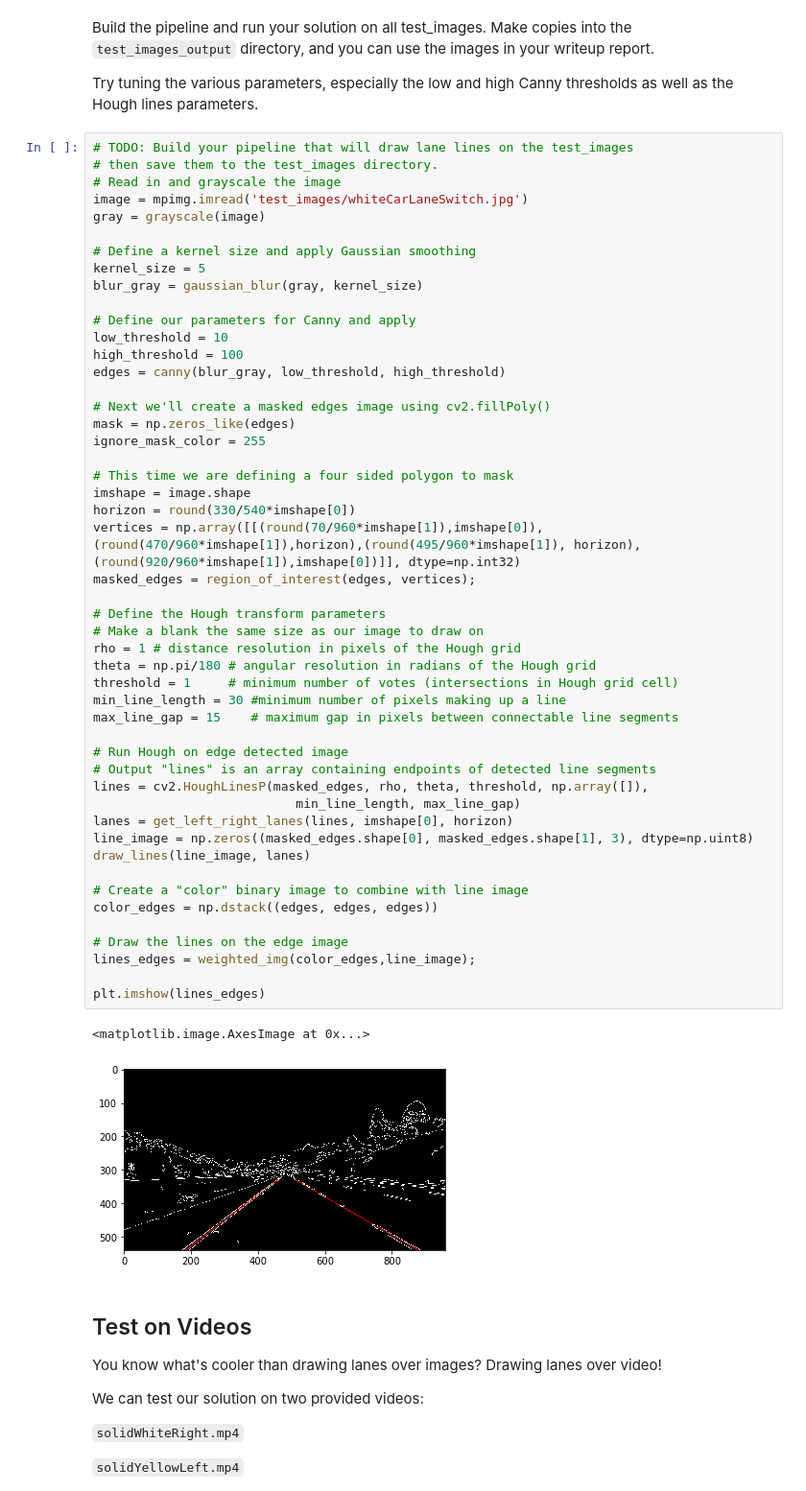
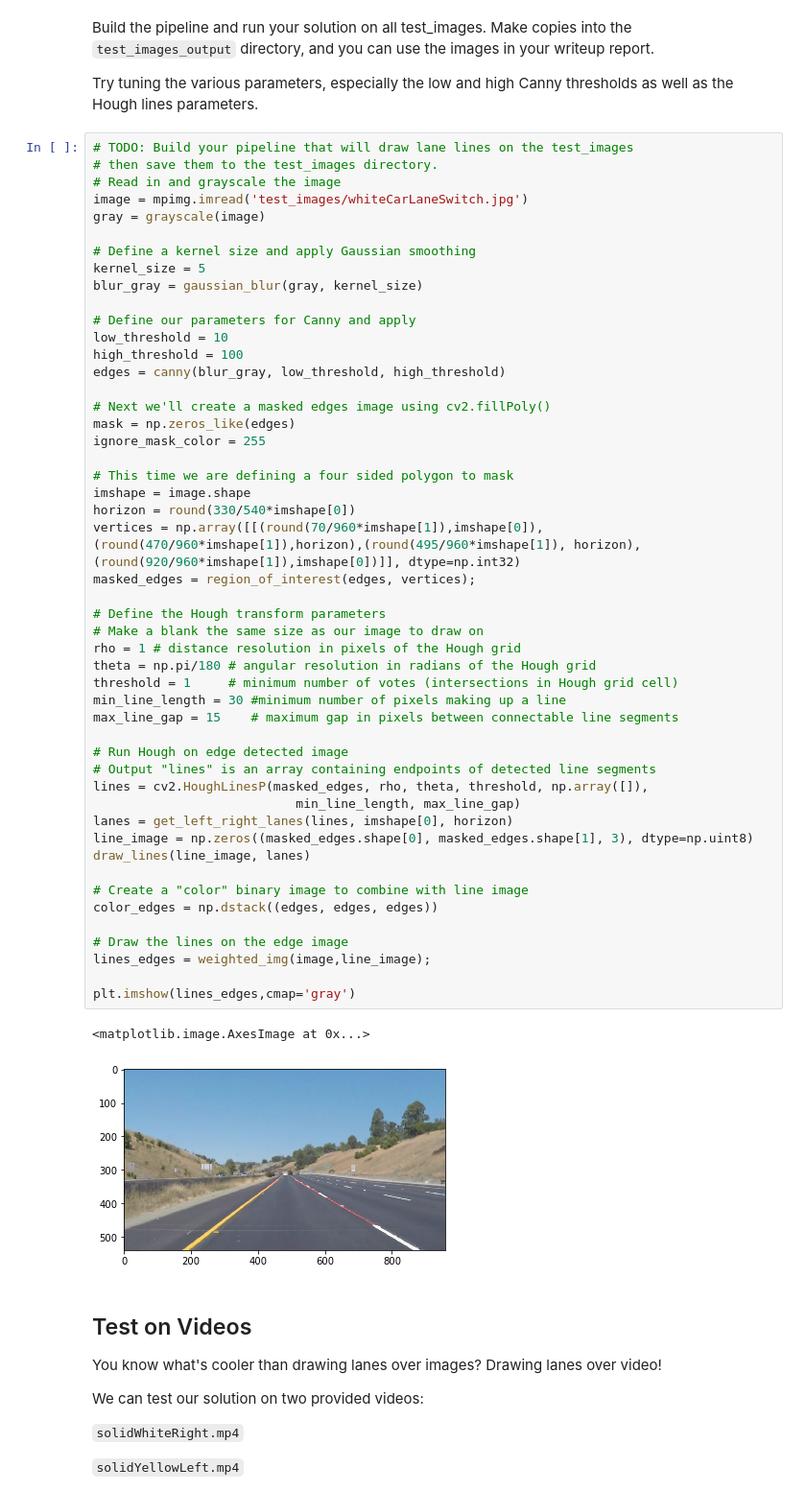
Before and after one commit to sankalpdayal/carnd_term1_p1, a Jupyter notebook: P1.ipynb, the cells around one changed output. Shown at 96% size. Cells and saved outputs as stored; diff of their text form.

```diff
--- a/P1.ipynb
+++ b/P1.ipynb
@@ -283,36 +283,36 @@ ignore_mask_color = 255
 
 # This time we are defining a four sided polygon to mask
 imshape = image.shape
 horizon = round(330/540*imshape[0])
 vertices = np.array([[(round(70/960*imshape[1]),imshape[0]),(round(470/960*imshape[1]),horizon),(round(495/960*imshape[1]), horizon),(round(920/960*imshape[1]),imshape[0])]], dtype=np.int32)
 masked_edges = region_of_interest(edges, vertices);
 
 # Define the Hough transform parameters
 # Make a blank the same size as our image to draw on
 rho = 1 # distance resolution in pixels of the Hough grid
 theta = np.pi/180 # angular resolution in radians of the Hough grid
 threshold = 1     # minimum number of votes (intersections in Hough grid cell)
 min_line_length = 30 #minimum number of pixels making up a line
 max_line_gap = 15    # maximum gap in pixels between connectable line segments
 
 # Run Hough on edge detected image
 # Output "lines" is an array containing endpoints of detected line segments
 lines = cv2.HoughLinesP(masked_edges, rho, theta, threshold, np.array([]),
                            min_line_length, max_line_gap)
 lanes = get_left_right_lanes(lines, imshape[0], horizon)
 line_image = np.zeros((masked_edges.shape[0], masked_edges.shape[1], 3), dtype=np.uint8)
 draw_lines(line_image, lanes)
 
 # Create a "color" binary image to combine with line image
 color_edges = np.dstack((edges, edges, edges))
 
 # Draw the lines on the edge image
-lines_edges = weighted_img(color_edges,line_image);
+lines_edges = weighted_img(image,line_image);
 
-plt.imshow(lines_edges)
+plt.imshow(lines_edges,cmap='gray')
 # %% [output]
 <matplotlib.image.AxesImage at 0x...>
-[figure, old version]
+[figure, new version]
 # %% [markdown]
 ## Test on Videos
 
```
Also changed, not shown: 2 other files.
